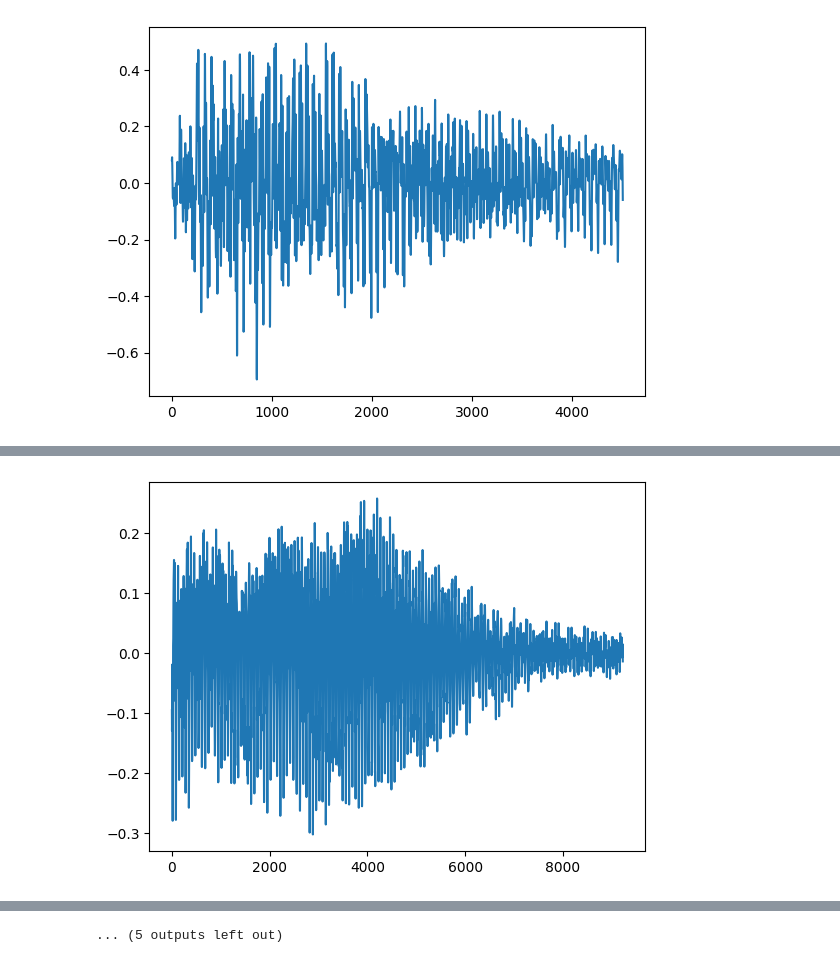
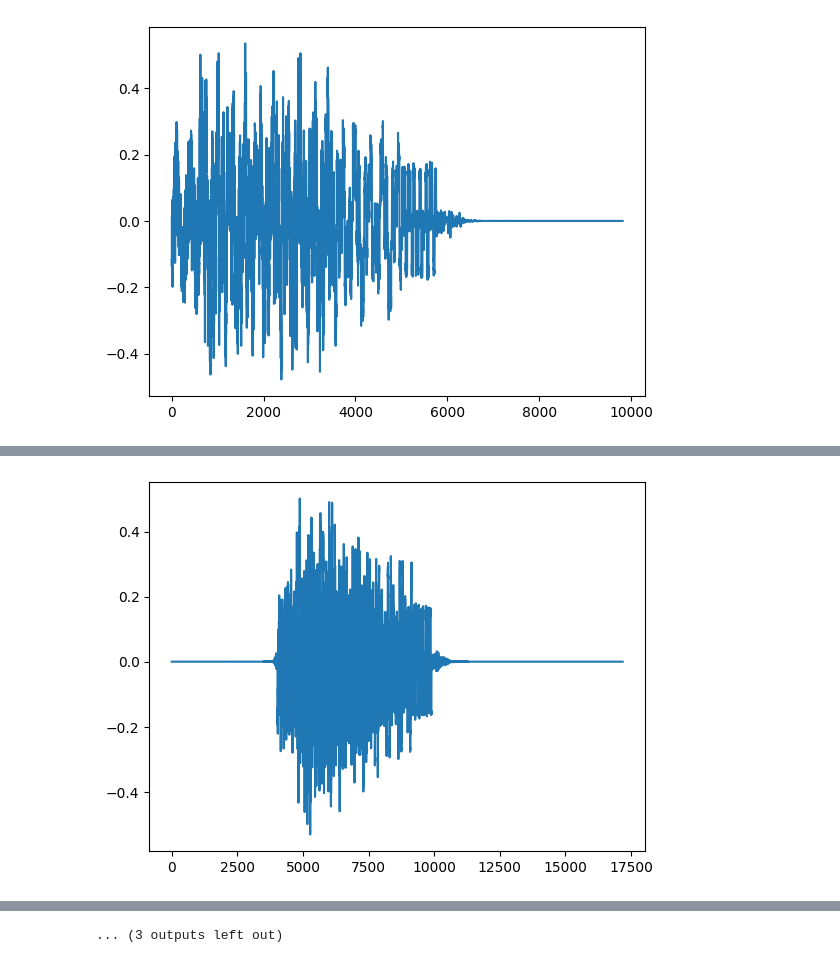
Before and after one commit to steelspikes/Synth, a Jupyter notebook: scripts/12_inverse_synth_no_restart.ipynb, the cells around one changed output, grey strips where cells are left out. Drawn from its saved outputs; the diff is of its cells as text; code cells hidden in the pictures.

```diff
--- a/scripts/12_inverse_synth_no_restart.ipynb
+++ b/scripts/12_inverse_synth_no_restart.ipynb
@@ -22,32 +16,0 @@ from scipy.optimize import differential_evolution
-# %%
-def get_audio(audio_path):
-    y, _sr = librosa.load(audio_path, sr=SAMPLE_RATE)
-    y = np.array(y, dtype=np.float64)
-    y, _ = librosa.effects.trim(y, top_db=20)
-
-    rms_target = 0.1
-    rms_actual = np.sqrt(np.mean(y**2))
-    scale = rms_target / (rms_actual + 1e-8)
-    return y * scale
-
-def split_audio(audio, prominence=0.01):
-    win_size = int(0.02 * SAMPLE_RATE)
-
-    rectified_signal = np.abs(audio)
-    window = np.ones(win_size) / win_size
-    envelope = np.convolve(rectified_signal, window, mode='same')
-
-    minimals, _ = find_peaks(-envelope, prominence=prominence)
-    minimals = np.concatenate((np.array([0]), minimals))
-
-    minimals = minimals + (win_size // 2)
-
-    audios = []
-
-    for i in range(minimals.shape[0]):
-        if i < minimals.shape[0] - 1:
-            audios.append(audio[minimals[i] : minimals[i+1]])
-        else:
-            audios.append(audio[minimals[i]:])
-
-    return audios
@@ -143,6 +17,6 @@ def search_with_CMA(target_C, duration, x0):
 # %%
-audio_path = 'C:/Users/bryan/Documents/GitHub/Synth/presets/MarioPiano.mp3'
-audio = get_audio(audio_path) # Quitar esto
+audio_path = 'C:/Users/bryan/Documents/GitHub/Synth/presets/Super Mario Bros. Theme Song.mp3'
+audio = get_audio(audio_path)[:100000] # Quitar esto
 
 plt.plot(audio)
 plt.show()
@@ -152,6 +26,6 @@ Audio(audio, rate=SAMPLE_RATE)
 [interactive output not drawn]
 # %%
-audio_segments = split_audio(audio, prominence=0.025)
+audio_segments = split_audio(audio, prominence=0.06)
 
 for audio_segment in audio_segments:
     plt.plot(audio_segment)
@@ -170,9 +44,9 @@ print('Pieces', len(audio_segments))
 [interactive output not drawn]
-[figure, old version]
+[figure, new version]
 [interactive output not drawn]
-[figure, old version]
+[figure, new version]
 [interactive output not drawn]
-... (5 outputs left out)
+... (3 outputs left out)
 # %%
 estimated_presets = []
 i = 1
```
Also changed, not shown: parts of 10 cells of this notebook, 3 other files.
